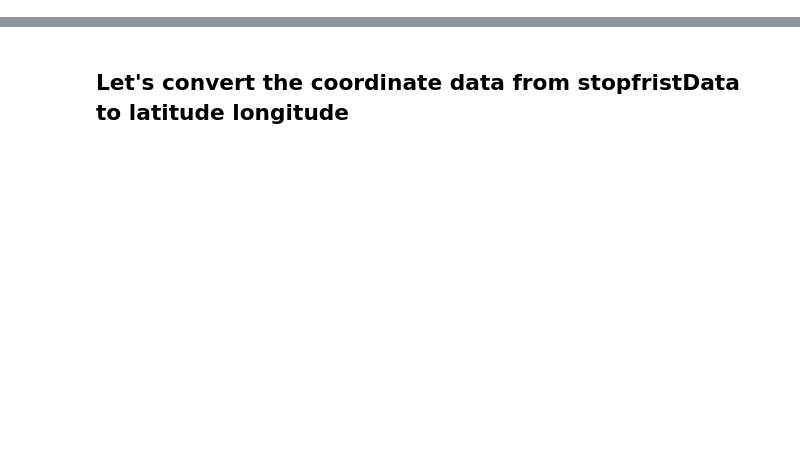
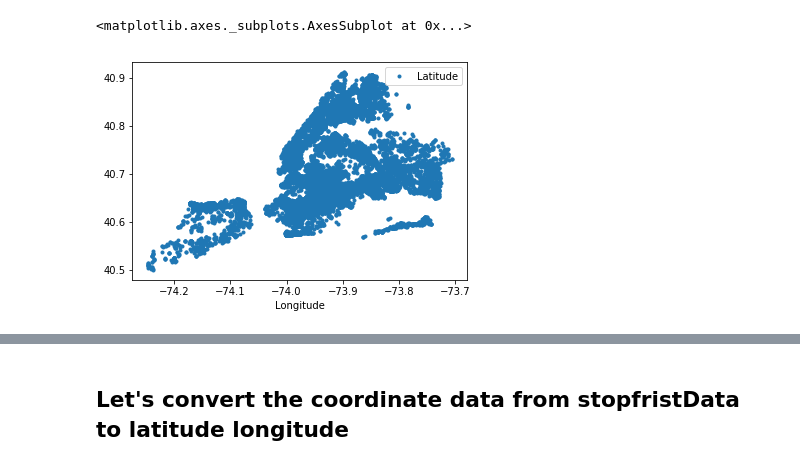
Before and after one commit to bensuutari/NYC_StopFrisk_Crime, a Jupyter notebook: nyc_StopFriskCrime.ipynb, the cells around one changed output, grey strips where cells are left out. Cells and saved outputs as stored; diff of their text form; code cells hidden in the pictures; blank space fills up the shorter version.

```diff
--- a/nyc_StopFriskCrime.ipynb
+++ b/nyc_StopFriskCrime.ipynb
@@ -20,0 +176,5 @@ stopfriskData.head()
+# %%
+stopfriskData.plot(x='Longitude',y='Latitude',style='.')
+# %% [output]
+<matplotlib.axes._subplots.AxesSubplot at 0x...>
+[figure, added]
```
Also changed, not shown: parts of 44 cells of this notebook.
